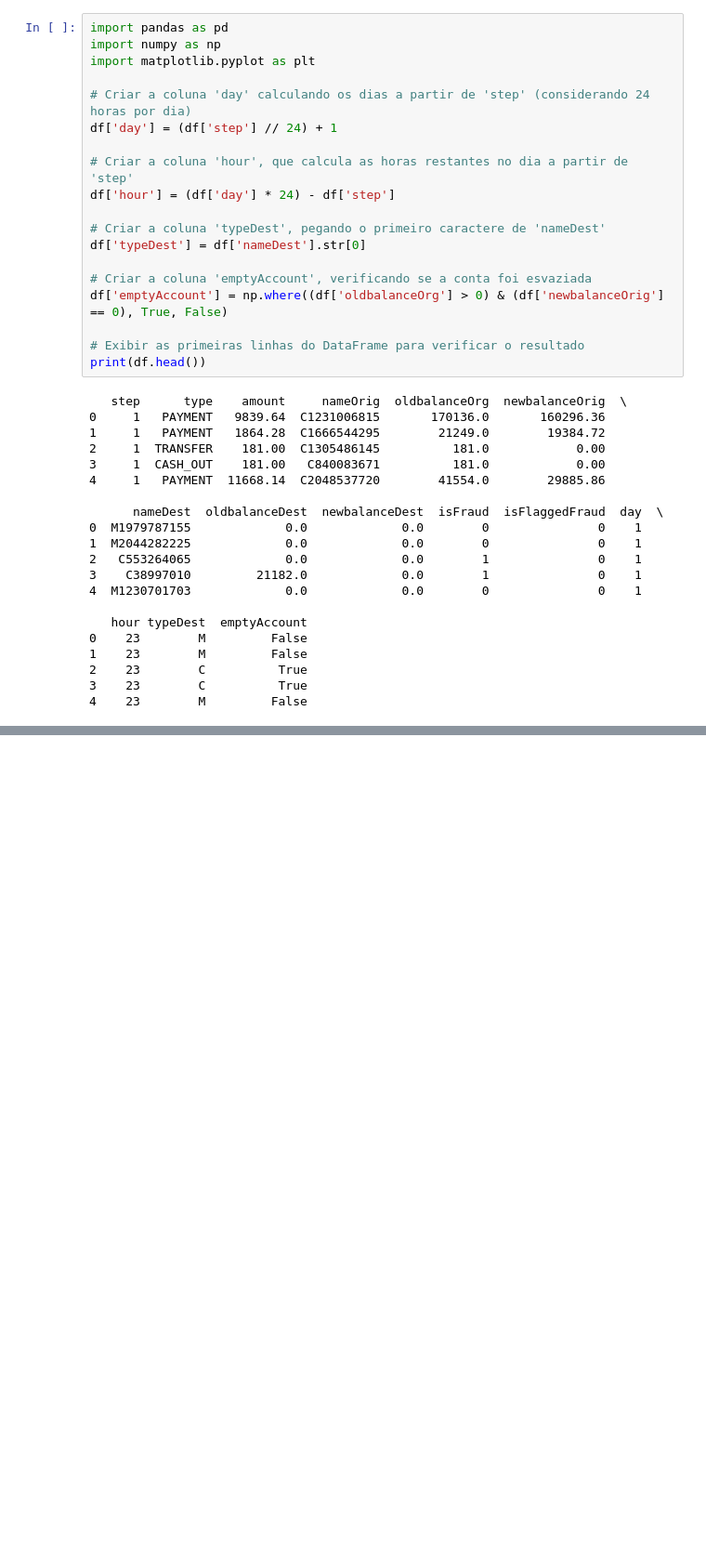
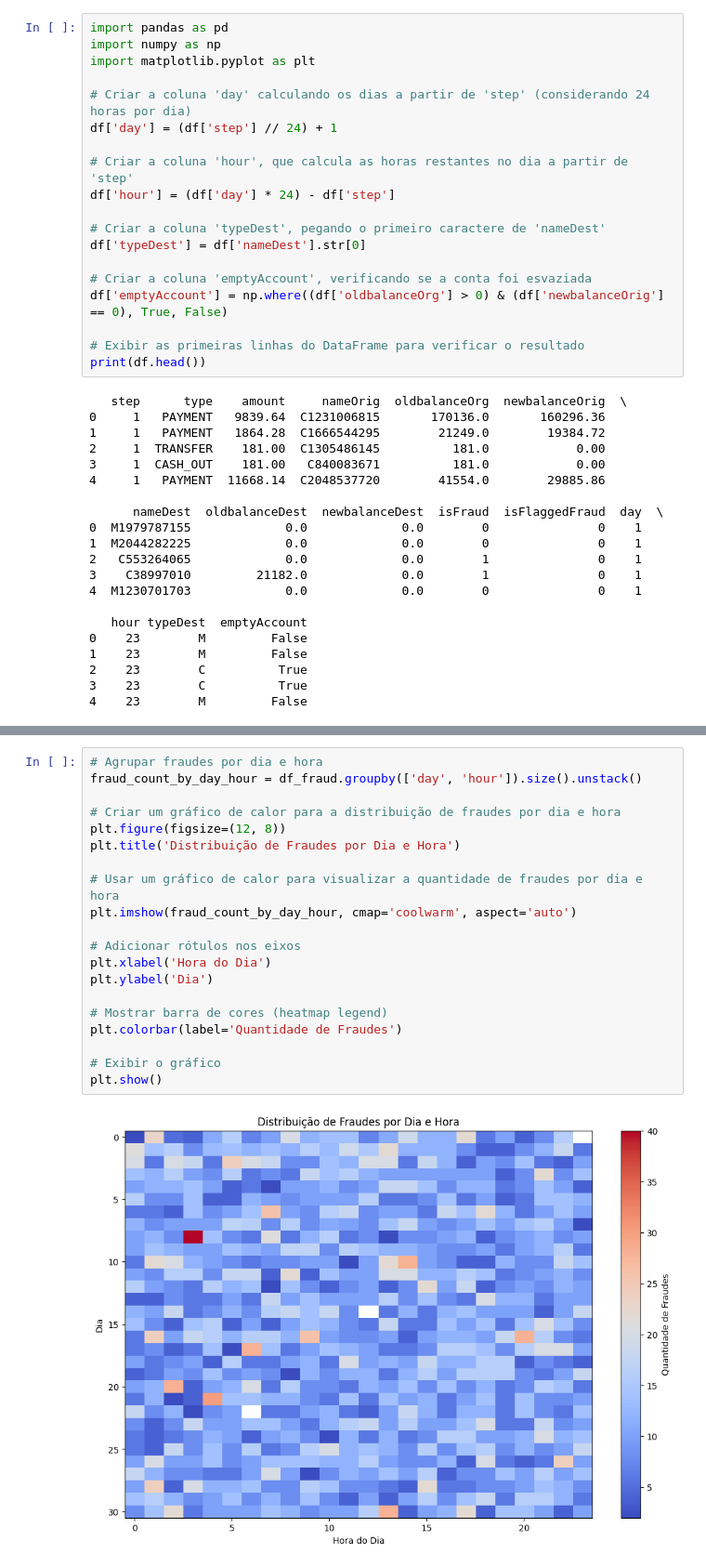
Before and after one commit to BrunaCFerreiraAzevedo/PredicaoFraude, a Jupyter notebook: AnaliseExploratoria.ipynb, the cells around one changed output, grey strips where cells are left out. Shown at 93% size. Saved outputs shown, nothing was run; the diff lists cells and outputs as text; blank space fills up the shorter version.

```diff
--- a/AnaliseExploratoria.ipynb
+++ b/AnaliseExploratoria.ipynb
@@ -275,0 +430,22 @@ df.describe()
+# %%
+# Agrupar fraudes por dia e hora
+fraud_count_by_day_hour = df_fraud.groupby(['day', 'hour']).size().unstack()
+
+# Criar um gráfico de calor para a distribuição de fraudes por dia e hora
+plt.figure(figsize=(12, 8))
+plt.title('Distribuição de Fraudes por Dia e Hora')
+
+# Usar um gráfico de calor para visualizar a quantidade de fraudes por dia e hora
+plt.imshow(fraud_count_by_day_hour, cmap='coolwarm', aspect='auto')
+
+# Adicionar rótulos nos eixos
+plt.xlabel('Hora do Dia')
+plt.ylabel('Dia')
+
+# Mostrar barra de cores (heatmap legend)
+plt.colorbar(label='Quantidade de Fraudes')
+
+# Exibir o gráfico
+plt.show()
+# %% [output]
+[figure, added]
```
Also changed, not shown: parts of 14 cells of this notebook.
